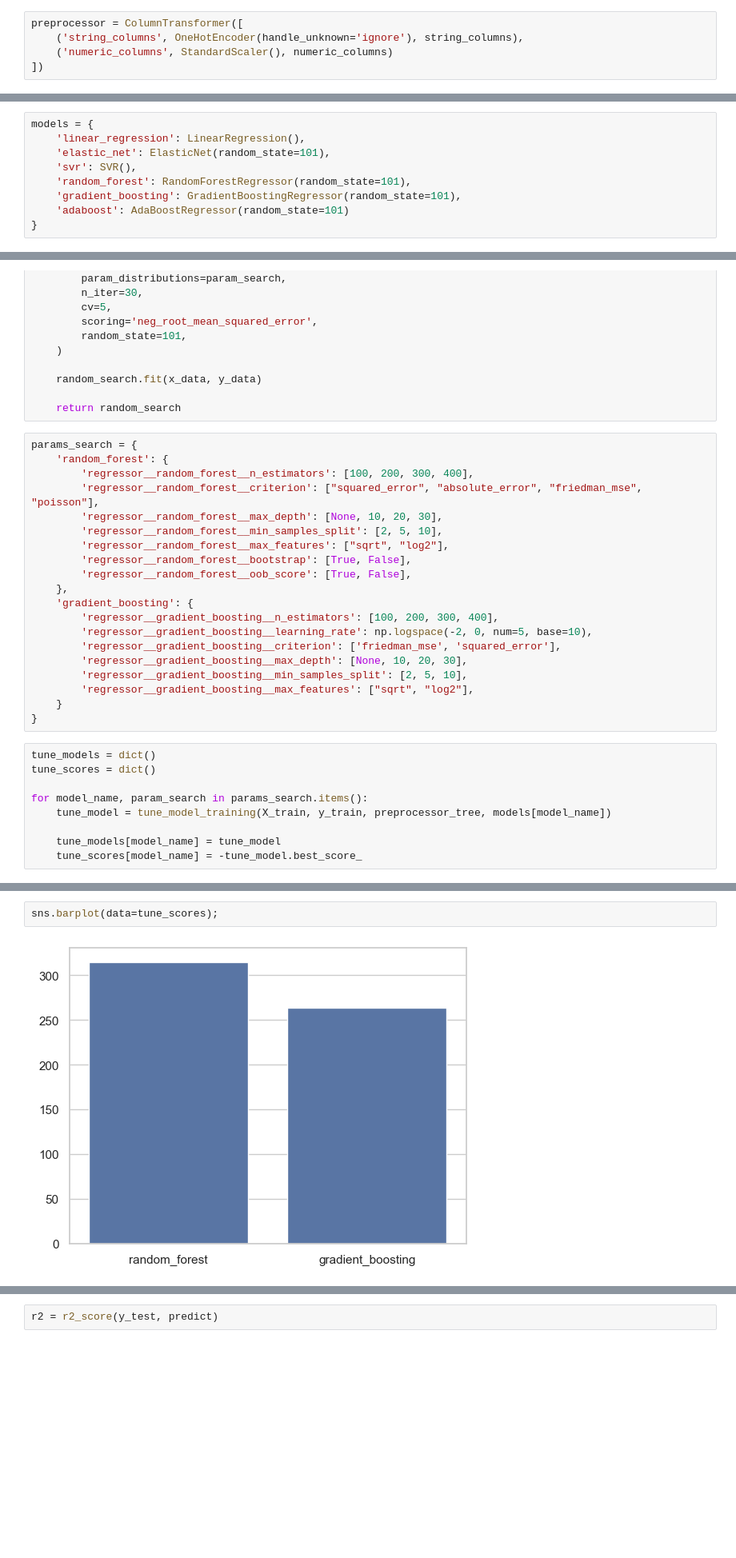
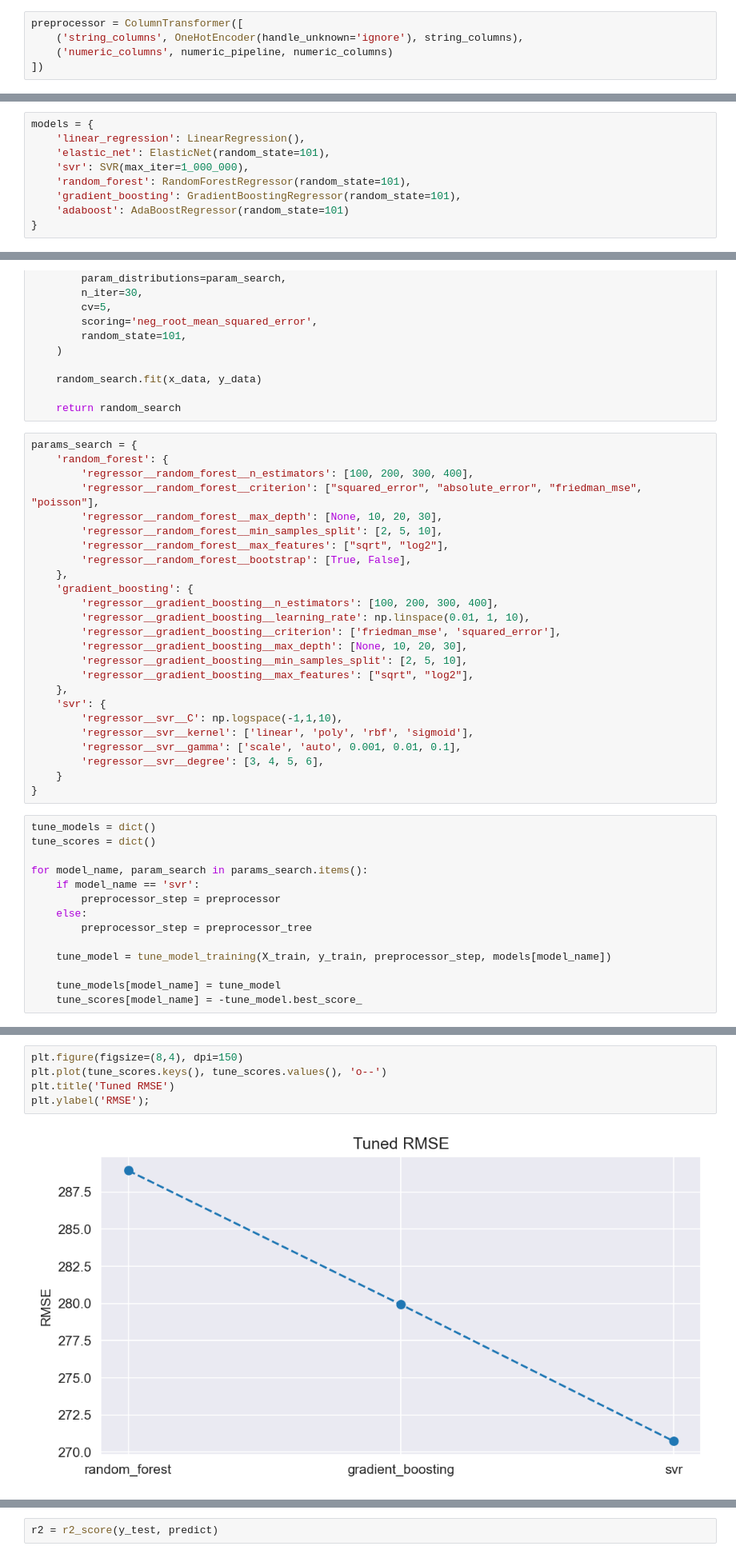
Before and after one commit to mohammad-javad-0/laptop-predict-price, a Jupyter notebook: source_code/modeling.ipynb, the cells around one changed output, grey strips where cells are left out. Shown at 80% size. Saved outputs shown, nothing was run; the diff lists cells and outputs as text; blank space fills up the shorter version.

```diff
--- a/source_code/modeling.ipynb
+++ b/source_code/modeling.ipynb
@@ -57,7 +62,7 @@ Index(['Inches', 'Cpu_clock_rate_(GHz)', 'Ips_panel', 'Touchscreen',
 # %%
 preprocessor = ColumnTransformer([
     ('string_columns', OneHotEncoder(handle_unknown='ignore'), string_columns),
-    ('numeric_columns', StandardScaler(), numeric_columns)
+    ('numeric_columns', numeric_pipeline, numeric_columns)
 ])
 # %% [markdown]
 **Preprocessor for Tree based model**
@@ -126,7 +129,7 @@ def base_model_training(x_data, y_data, preprocessor_step, base_model):
 models = {
     'linear_regression': LinearRegression(),
     'elastic_net': ElasticNet(random_state=101),
-    'svr': SVR(),
+    'svr': SVR(max_iter=1_000_000),
     'random_forest': RandomForestRegressor(random_state=101),
     'gradient_boosting': GradientBoostingRegressor(random_state=101),
     'adaboost': AdaBoostRegressor(random_state=101)
@@ -227,15 +230,20 @@ params_search = {
         'regressor__random_forest__min_samples_split': [2, 5, 10],
         'regressor__random_forest__max_features': ["sqrt", "log2"],
         'regressor__random_forest__bootstrap': [True, False],
-        'regressor__random_forest__oob_score': [True, False],
     },
     'gradient_boosting': {
         'regressor__gradient_boosting__n_estimators': [100, 200, 300, 400],
-        'regressor__gradient_boosting__learning_rate': np.logspace(-2, 0, num=5, base=10),
+        'regressor__gradient_boosting__learning_rate': np.linspace(0.01, 1, 10),
         'regressor__gradient_boosting__criterion': ['friedman_mse', 'squared_error'],
         'regressor__gradient_boosting__max_depth': [None, 10, 20, 30],
         'regressor__gradient_boosting__min_samples_split': [2, 5, 10],
         'regressor__gradient_boosting__max_features': ["sqrt", "log2"],
+    },
+    'svr': {
+        'regressor__svr__C': np.logspace(-1,1,10),
+        'regressor__svr__kernel': ['linear', 'poly', 'rbf', 'sigmoid'],
+        'regressor__svr__gamma': ['scale', 'auto', 0.001, 0.01, 0.1],
+        'regressor__svr__degree': [3, 4, 5, 6],
     }
 }
 # %%
@@ -243,7 +251,12 @@ tune_models = dict()
 tune_scores = dict()
 
 for model_name, param_search in params_search.items():
-    tune_model = tune_model_training(X_train, y_train, preprocessor_tree, models[model_name])
+    if model_name == 'svr':
+        preprocessor_step = preprocessor
+    else:
+        preprocessor_step = preprocessor_tree
+
+    tune_model = tune_model_training(X_train, y_train, preprocessor_step, models[model_name])
 
     tune_models[model_name] = tune_model
     tune_scores[model_name] = -tune_model.best_score_
@@ -268,5 +263,8 @@ Traceback (most recent call last):
 # %%
-sns.barplot(data=tune_scores);
+plt.figure(figsize=(8,4), dpi=150)
+plt.plot(tune_scores.keys(), tune_scores.values(), 'o--')
+plt.title('Tuned RMSE')
+plt.ylabel('RMSE');
 # %% [output]
-[figure, old version]
+[figure, new version]
 # %% [markdown]
```
Also changed, not shown: parts of 33 cells of this notebook, 3 other files.
